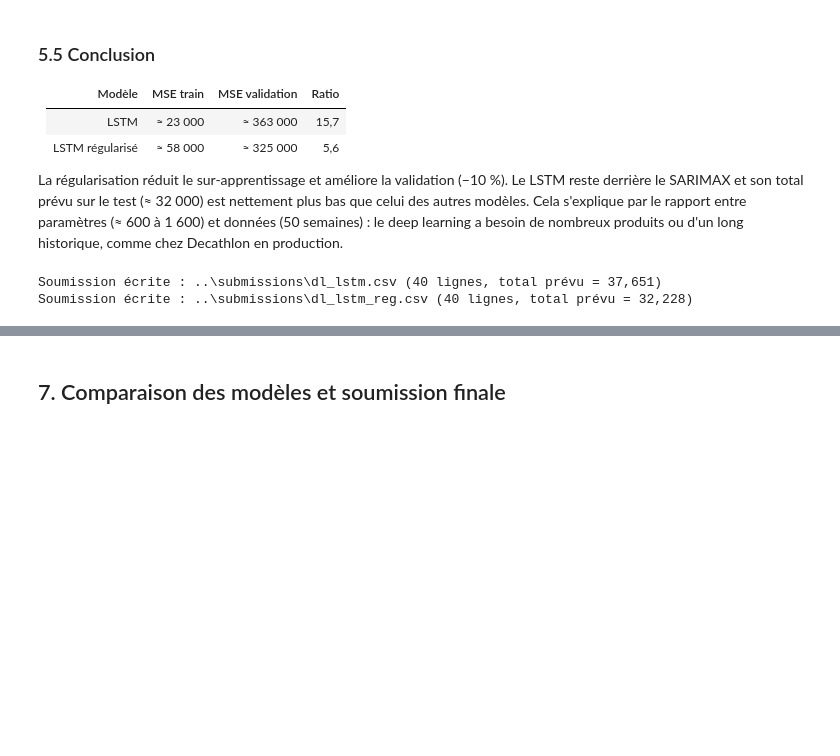
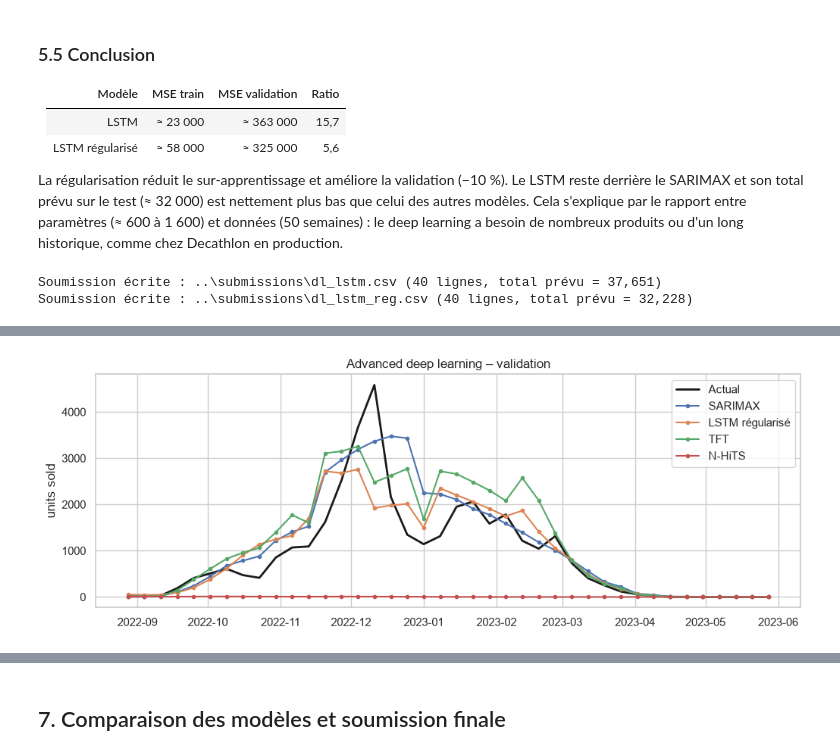
Before and after one commit to deboramendes27/decathlon-forecast, a Jupyter notebook: notebooks/02_modeles.ipynb, the cells around one changed output, grey strips where cells are left out. Cells and saved outputs as stored; diff of their text form; code cells hidden in the pictures; blank space fills up the shorter version.

```diff
--- a/notebooks/02_modeles.ipynb
+++ b/notebooks/02_modeles.ipynb
@@ -745,0 +829,4 @@ Architectures récentes présentées par Decathlon (TFT, N-HiTS).
+# %%
+plot_val(['SARIMAX', 'LSTM régularisé', 'TFT', 'N-HiTS'], 'Advanced deep learning – validation')
+# %% [output]
+[figure, added]
```
Also changed, not shown: parts of 14 cells of this notebook, 4 other files.
